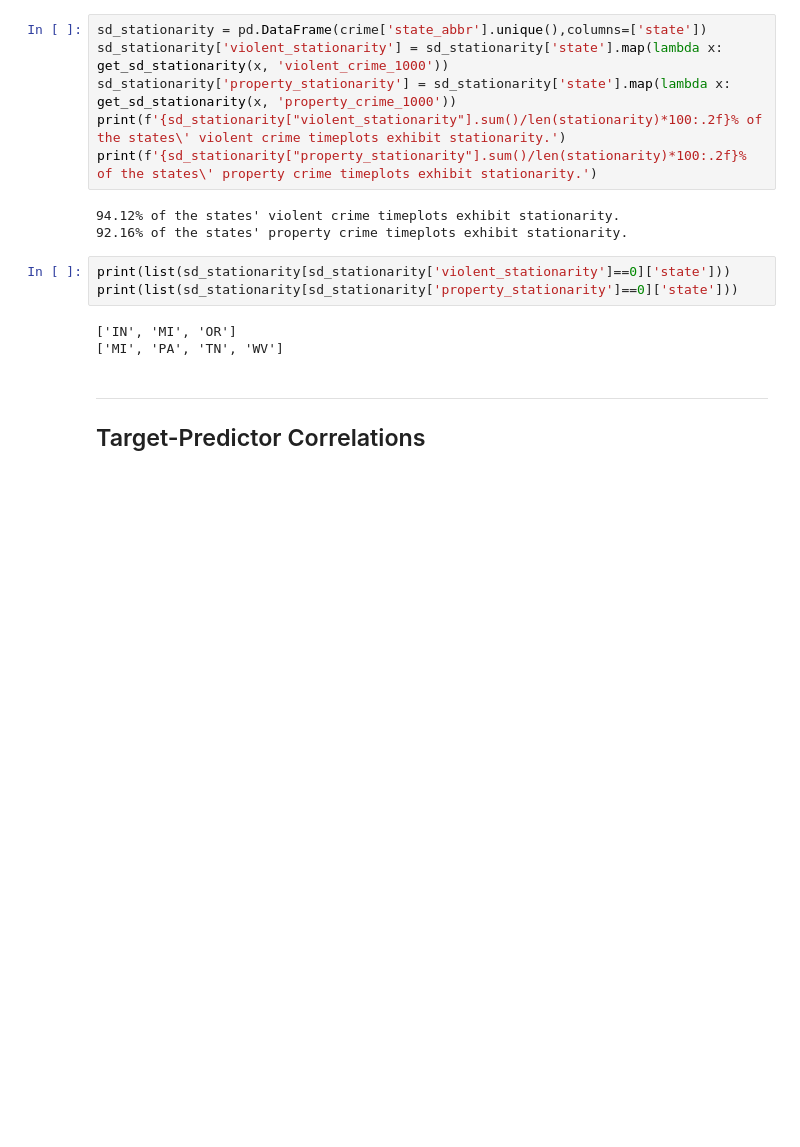
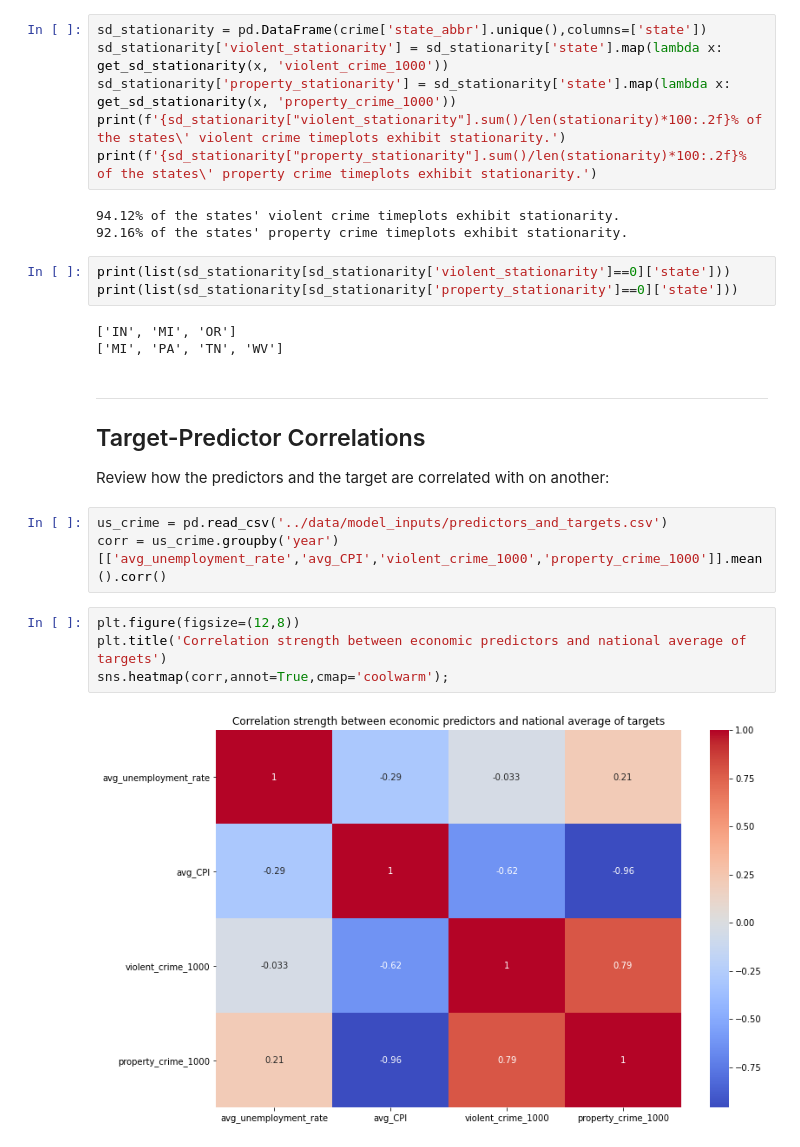
Before and after one commit to mr-steven-tran/predicting_US_crime, a Jupyter notebook: code/EDA.ipynb, the cells around one changed output. Drawn from its saved outputs; the diff is of its cells as text; blank space fills up the shorter version.

Commit message:
updated EDA with predictor/target correlation strengths

```diff
--- a/code/EDA.ipynb
+++ b/code/EDA.ipynb
@@ -311,3 +310,14 @@ print(list(sd_stationarity[sd_stationarity['property_stationarity']==0]['state']
 ---
 
 ## Target-Predictor Correlations
+
+Review how the predictors and the target are correlated with on another:
+# %%
+us_crime = pd.read_csv('../data/model_inputs/predictors_and_targets.csv')
+corr = us_crime.groupby('year')[['avg_unemployment_rate','avg_CPI','violent_crime_1000','property_crime_1000']].mean().corr()
+# %%
+plt.figure(figsize=(12,8))
+plt.title('Correlation strength between economic predictors and national average of targets')
+sns.heatmap(corr,annot=True,cmap='coolwarm');
+# %% [output]
+[figure, added]
```
Also changed, not shown: parts of 5 cells of this notebook.
